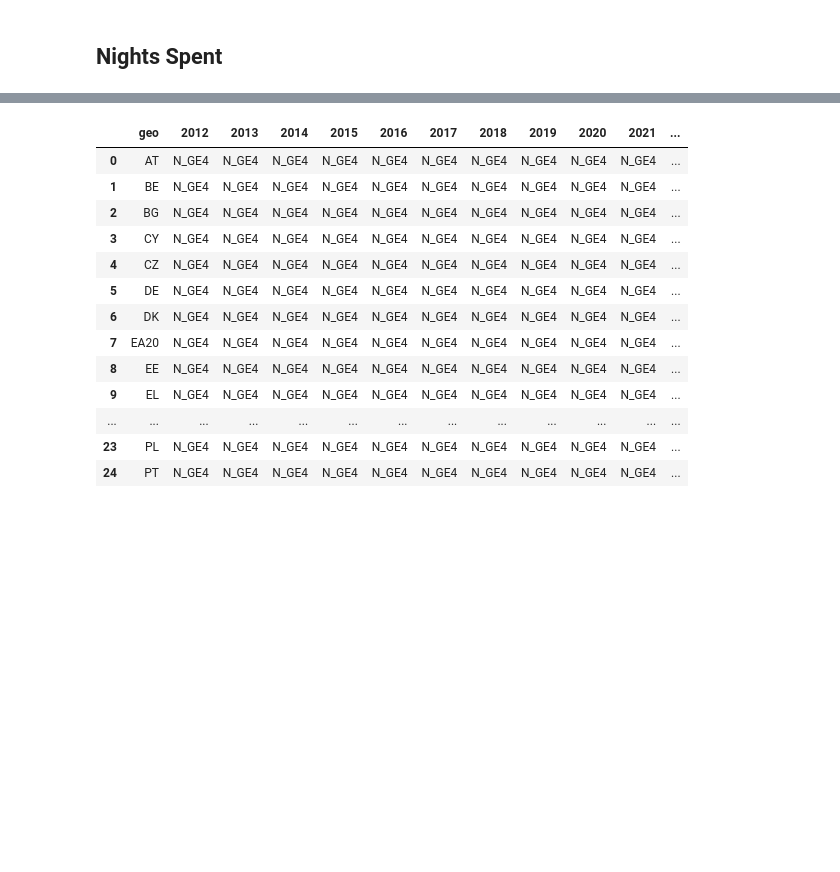
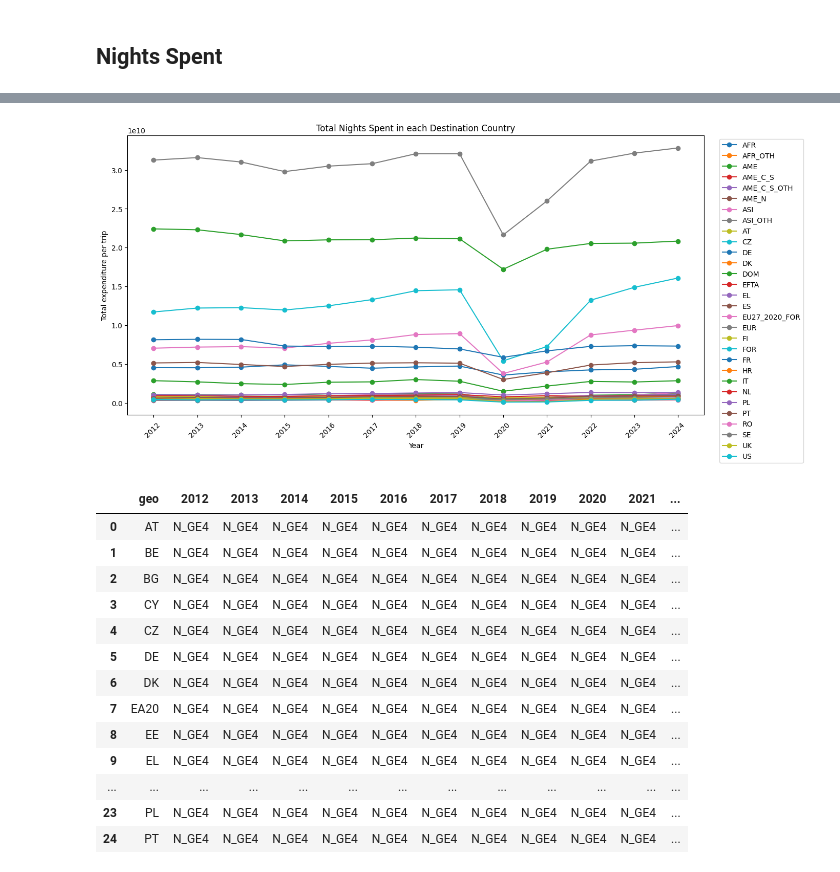
Before and after one commit to com-480-data-visualization/EUFLOW, a Jupyter notebook: analysis.ipynb, the cells around one changed output, grey strips where cells are left out. Drawn from its saved outputs; the diff is of its cells as text; code cells hidden in the pictures; blank space fills up the shorter version.

```diff
--- a/analysis.ipynb
+++ b/analysis.ipynb
@@ -702,3 +731,31 @@ plt.show()
+# %%
+# Total nights spent per destination country
+dest_night_spent = all_nights_spent.groupby('c_dest')[years_tnw].sum()
+mean_dest_night_spent = dest_night_spent[years_tnw].mean(axis=1).sort_values(ascending=False)
+top_destinations = mean_dest_night_spent.head(32).index
+plt.figure(figsize=(14, 7))
+highlighted_countries = ['EA20', 'EU27_2020', 'WORLD', 'EU27_2020', 'EU28', 'EU27_2019', 'AFR', 'AFR_OTH', 'AME', 'AME_C_S', 'AME_C_S_OTH', 'AME_N', 'ASI', 'ASI_OTH']
+for country in dest_night_spent.index:
+    if country in highlighted_countries:
+        continue
+    elif country in top_destinations:
+        plt.plot(
+            dest_night_spent.columns,
+            dest_night_spent.loc[country],
+            alpha=1,
+            marker="o",
+            label=country
+        )
+plt.title("Total Nights Spent in each Destination Country")
+plt.xlabel("Year")
+plt.ylabel("Total" \
+" expenditure per trip")
+plt.xticks(rotation=45)
+plt.legend(bbox_to_anchor=(1.02, 1), loc="upper left")
+plt.tight_layout()
+plt.show()
+# %% [output]
+[figure, added]
 # %%
 # Ppopular time per country per year
 night_banned_values = ['N_GE1']
```
Also changed, not shown: parts of 18 cells of this notebook.
